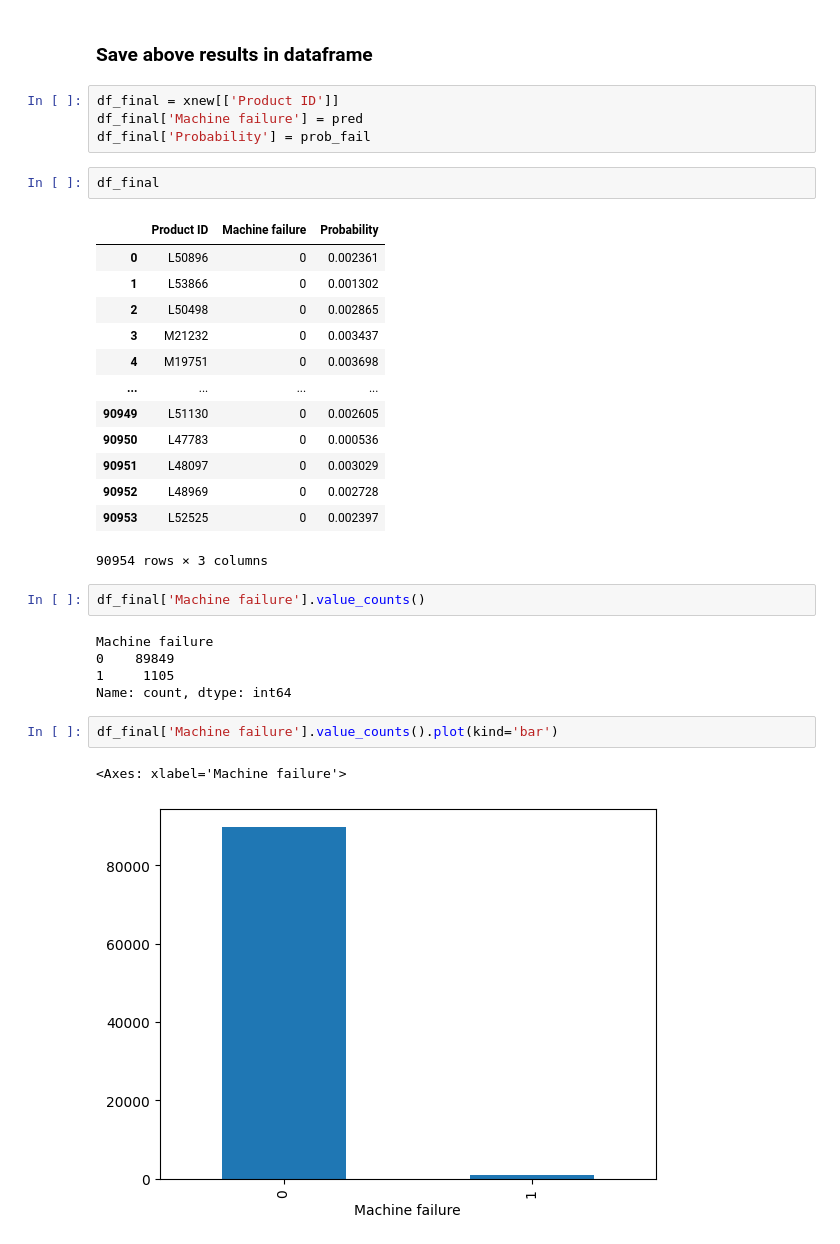
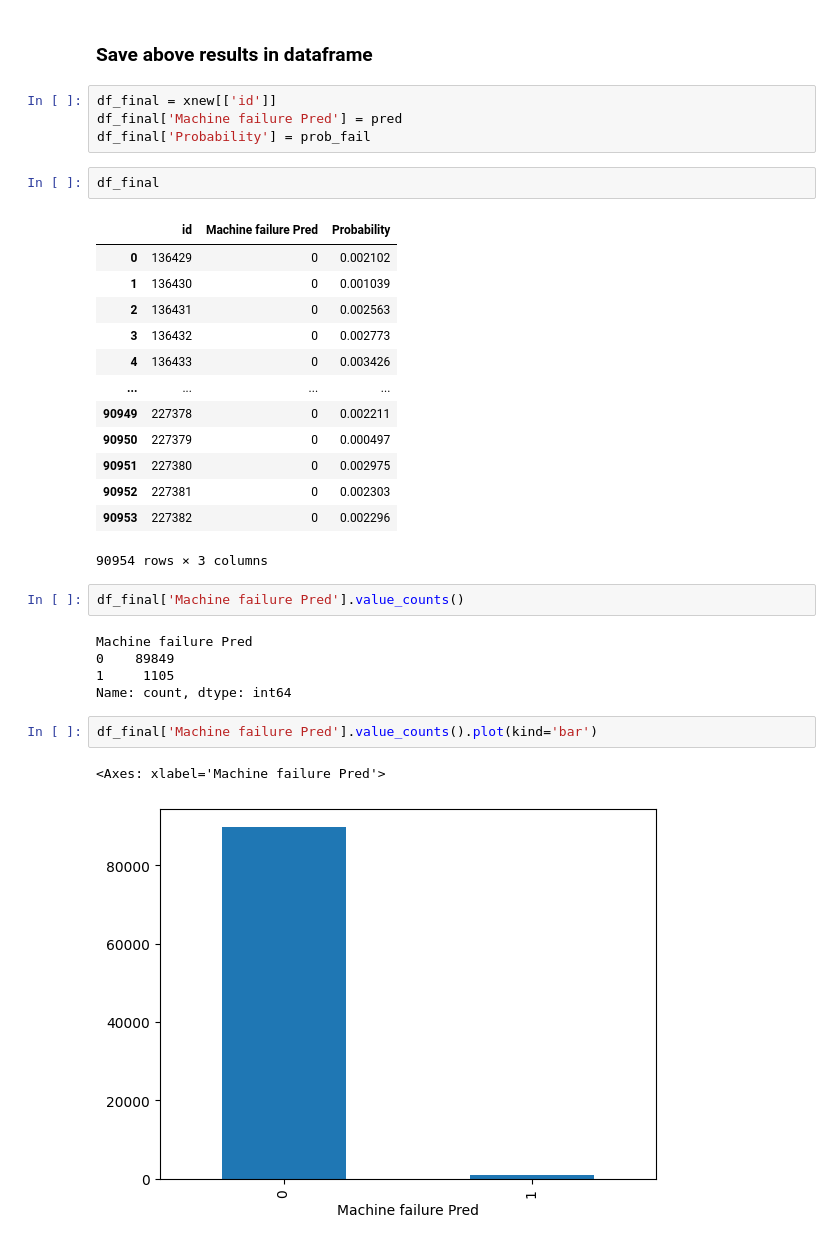
Before and after one commit to AdarshP383/Machine-Learning, a Jupyter notebook: Machine Failure Project/MF_project.ipynb, the cells around one changed output. Drawn from its saved outputs; the diff is of its cells as text.

```diff
--- a/Machine Failure Project/MF_project.ipynb
+++ b/Machine Failure Project/MF_project.ipynb
@@ -497,34 +512,34 @@ array([0.00236128, 0.00130185, 0.00286519, 0.00343688, 0.00369829])
 # %% [markdown]
 ### Save above results in dataframe
 # %%
-df_final = xnew[['Product ID']]
-df_final['Machine failure'] = pred
+df_final = xnew[['id']]
+df_final['Machine failure Pred'] = pred
 df_final['Probability'] = prob_fail
 # %%
 df_final
 # %% [output]
-|  | Product ID | Machine failure | Probability |
-| 0 | L50896 | 0 | 0.002361 |
-| 1 | L53866 | 0 | 0.001302 |
-| 2 | L50498 | 0 | 0.002865 |
-| 3 | M21232 | 0 | 0.003437 |
-| 4 | M19751 | 0 | 0.003698 |
+|  | id | Machine failure Pred | Probability |
+| 0 | 136429 | 0 | 0.002102 |
+| 1 | 136430 | 0 | 0.001039 |
+| 2 | 136431 | 0 | 0.002563 |
+| 3 | 136432 | 0 | 0.002773 |
+| 4 | 136433 | 0 | 0.003426 |
 | ... | ... | ... | ... |
-| 90949 | L51130 | 0 | 0.002605 |
-| 90950 | L47783 | 0 | 0.000536 |
-| 90951 | L48097 | 0 | 0.003029 |
-| 90952 | L48969 | 0 | 0.002728 |
-| 90953 | L52525 | 0 | 0.002397 |
+| 90949 | 227378 | 0 | 0.002211 |
+| 90950 | 227379 | 0 | 0.000497 |
+| 90951 | 227380 | 0 | 0.002975 |
+| 90952 | 227381 | 0 | 0.002303 |
+| 90953 | 227382 | 0 | 0.002296 |
 90954 rows × 3 columns
 # %%
-df_final['Machine failure'].value_counts()
+df_final['Machine failure Pred'].value_counts()
 # %% [output]
-Machine failure
+Machine failure Pred
 0    89849
 1     1105
 Name: count, dtype: int64
 # %%
-df_final['Machine failure'].value_counts().plot(kind='bar')
+df_final['Machine failure Pred'].value_counts().plot(kind='bar')
 # %% [output]
-<Axes: xlabel='Machine failure'>
+<Axes: xlabel='Machine failure Pred'>
-[figure, old version]
+[figure, new version]
```
Also changed, not shown: parts of 25 cells of this notebook, 1 other file.
